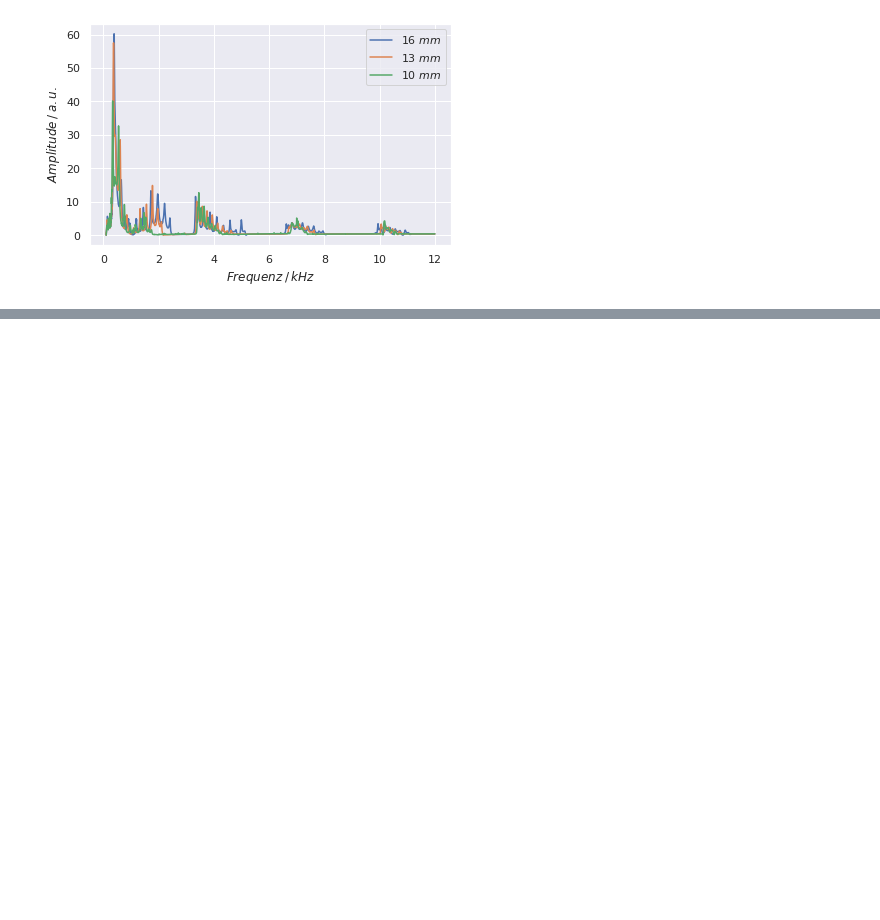
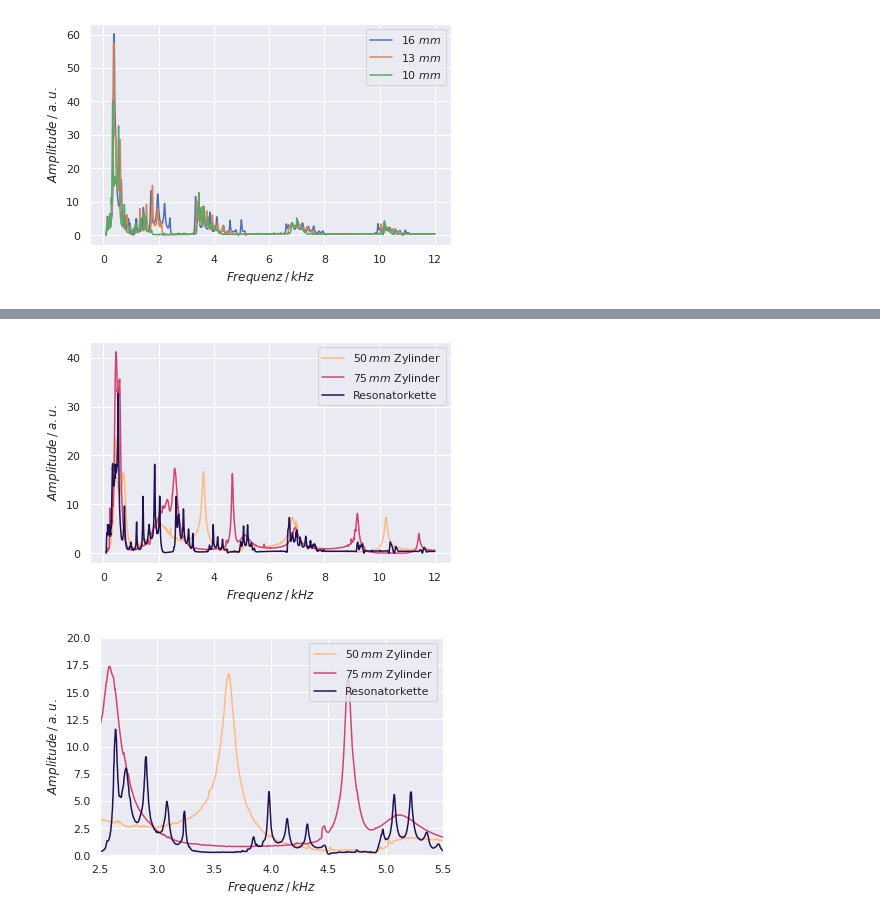
Before and after one commit to lydiavonderweiden/V23-1, a Jupyter notebook: Code/plots.ipynb, the cells around one changed output, grey strips where cells are left out. Saved outputs shown, nothing was run; the diff lists cells and outputs as text; code cells hidden in the pictures; blank space fills up the shorter version.

```diff
--- a/Code/plots.ipynb
+++ b/Code/plots.ipynb
@@ -698,0 +737,39 @@ plt.show()
+# %%
+fk4 = ["FK4.dat", "FK_50mm.dat","FK_75mm.dat"]
+plt.clf()
+plt.close()
+fig = plt.figure()
+ax = fig.add_subplot()
+
+path = "../Daten/Festkörper"
+freqM, ampM = np.genfromtxt(os.path.join(path, fk4[0]),unpack=True)
+freq5, amp5 = np.genfromtxt(os.path.join(path, fk4[1]),unpack=True)
+freq7, amp7 = np.genfromtxt(os.path.join(path, fk4[2]),unpack=True)
+ax.plot(freq5/1000,amp5,c=cmap[5],label=r"$50\, mm$ Zylinder")
+ax.plot(freq7/1000,amp7,c=cmap[3],label=r"$75\, mm$ Zylinder")
+ax.plot(freqM/1000,ampM,c=cmap[0],label="Resonatorkette")
+plt.xlabel(r"$Frequenz\:/\: kHz$")
+plt.ylabel(r"$Amplitude\:/\: a.u.$")
+plt.tight_layout()
+plt.legend(loc="best")
+plt.savefig(os.path.join(path,"FK4.pdf"))
+plt.show()
+
+plt.clf()
+plt.close()
+fig = plt.figure()
+ax = fig.add_subplot()
+ax.plot(freq5/1000,amp5,c=cmap[5],label=r"$50\, mm$ Zylinder")
+ax.plot(freq7/1000,amp7,c=cmap[3],label=r"$75\, mm$ Zylinder")
+ax.plot(freqM/1000,ampM,c=cmap[0],label="Resonatorkette")
+plt.xlabel(r"$Frequenz\:/\: kHz$")
+plt.ylabel(r"$Amplitude\:/\: a.u.$")
+plt.xlim(2.5,5.5)
+plt.ylim(0,20)
+plt.tight_layout()
+plt.legend(loc="best")
+plt.savefig(os.path.join(path,"FK4ZOOM.pdf"))
+plt.show()
+# %% [output]
+[figure, added]
+[figure, added]
```
Also changed, not shown: parts of 3 cells of this notebook, 19 other files.
